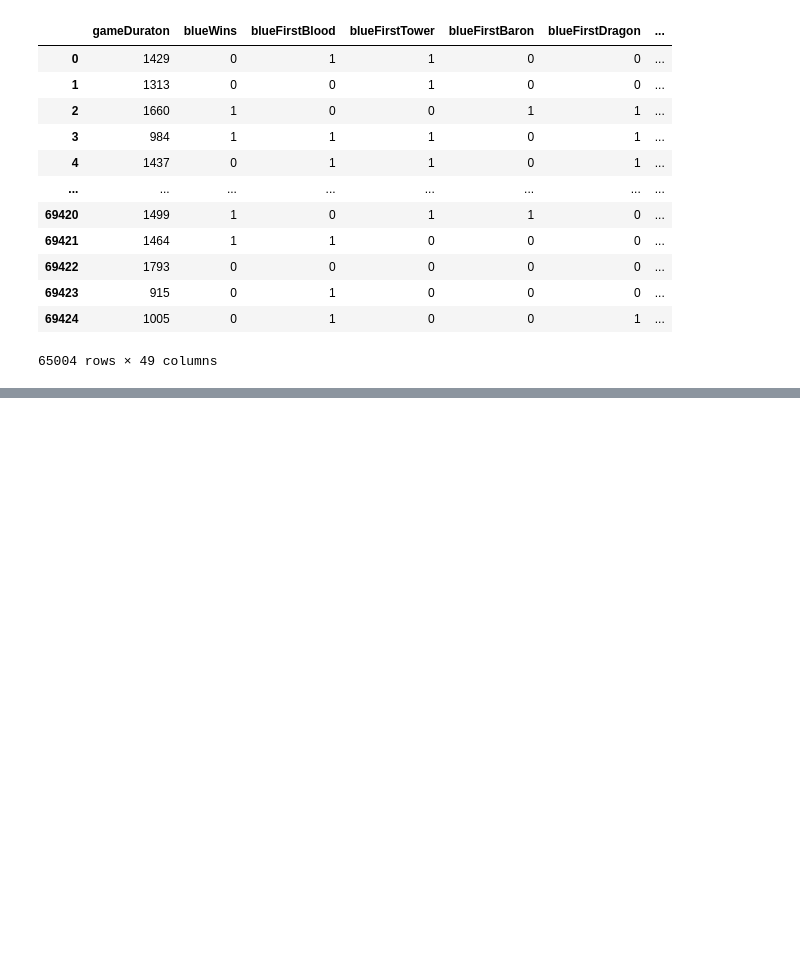
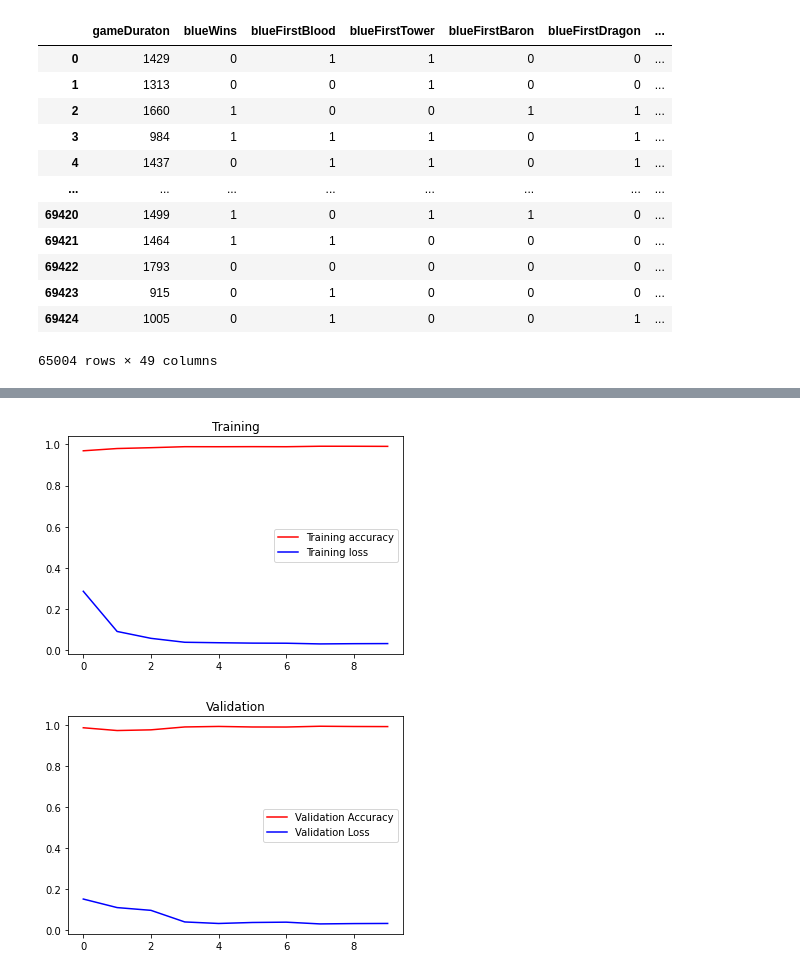
Before and after one commit to elixter/LOL_data_test, a Jupyter notebook: lol_final.ipynb, the cells around one changed output, grey strips where cells are left out. Drawn from its saved outputs; the diff is of its cells as text; code cells hidden in the pictures; blank space fills up the shorter version.

```diff
--- a/lol_final.ipynb
+++ b/lol_final.ipynb
@@ -945,8 +945,8 @@ df_new
 | 69424 | 1005 | 0 | 1 | 0 | 0 | 1 | ... |
 65004 rows × 49 columns
 # %%
-df_new_x = df_new.drop(['blueWins', 'redWins'], axis=1)
-df_new_y = df_new['blueWins']
+df_new_x = df_new.drop(['blueWins', 'redWins'], axis=1).astype(int)
+df_new_y = df_new['blueWins'].astype(int)
 # %%
 train_x_fin, test_x_fin, train_y_fin, test_y_fin = train_test_split(df_new_x, df_new_y, test_size = 0.2, random_state=42)
 # %%
@@ -1004,0 +1021,25 @@ ValueError: Failed to convert a NumPy array to a Tensor (Unsupported object type
+# %%
+acc = history_fin.history['accuracy']
+val_acc = history_fin.history['val_accuracy']
+loss = history_fin.history['loss']
+val_loss = history_fin.history['val_loss']
+
+epochs = range(len(acc))
+
+plt.plot(epochs, acc, 'r', label='Training accuracy')
+plt.plot(epochs, loss, 'b', label='Training loss')
+plt.title('Training')
+plt.legend()
+plt.figure()
+
+plt.plot(epochs, val_acc, 'r', label='Validation Accuracy')
+plt.plot(epochs, val_loss, 'b', label='Validation Loss')
+plt.title('Validation')
+plt.legend()
+
+plt.show()
+
+plt.close()
+# %% [output]
+[figure, added]
+[figure, added]
```
Also changed, not shown: parts of 6 cells of this notebook.
